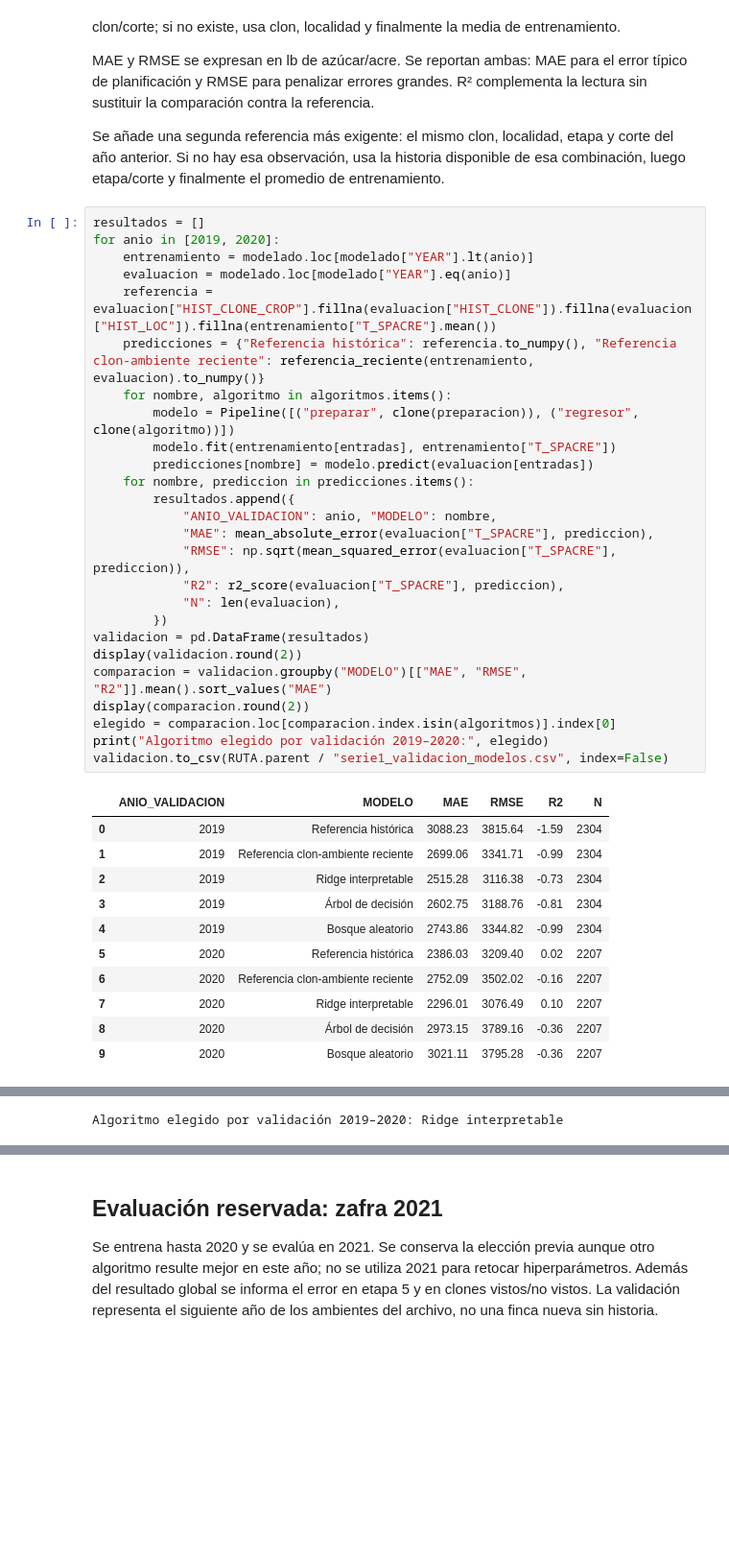
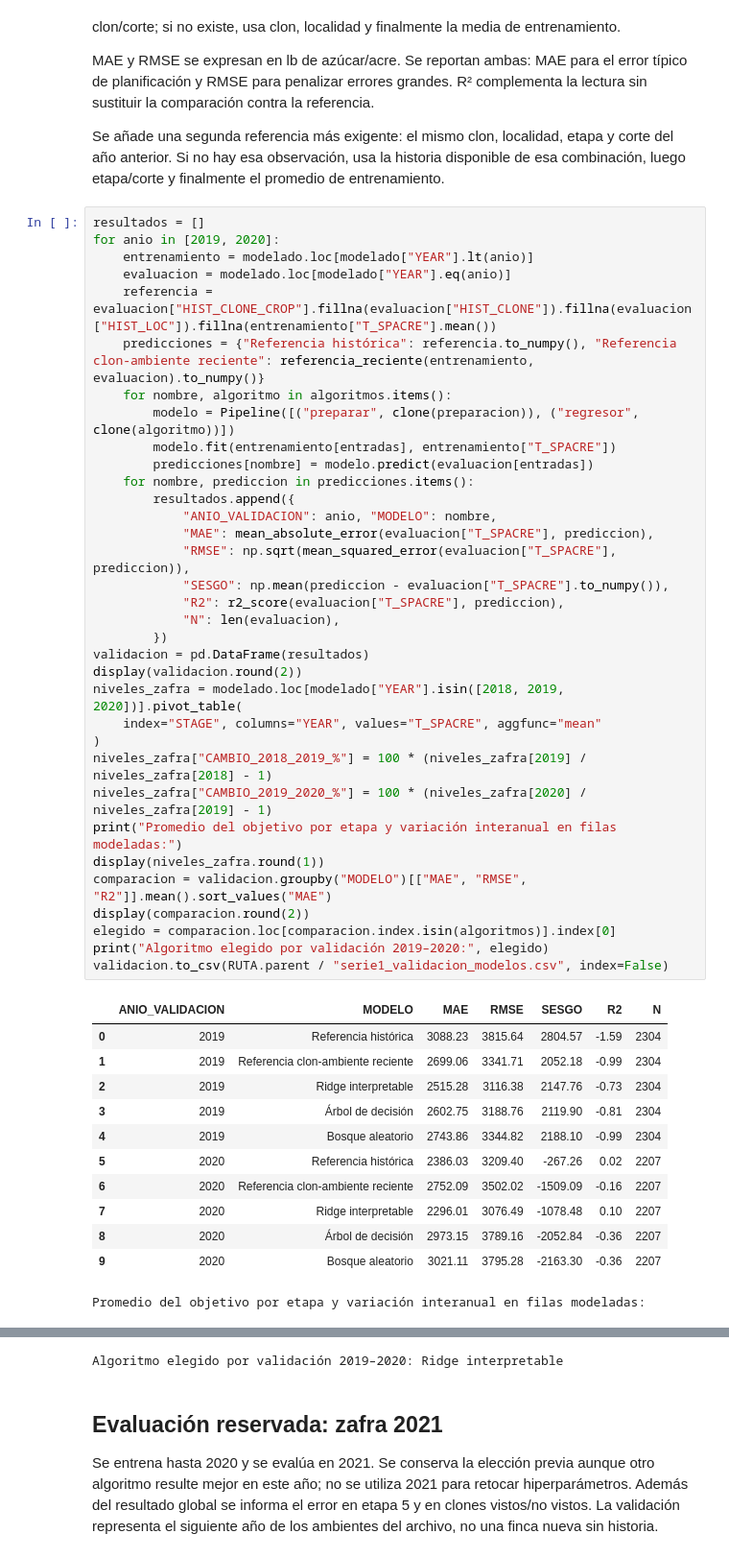
Before and after one commit to MoraVevo/prueba-tecnica-cientifico-datos-santa-ana, a Jupyter notebook: notebooks/04_modelo_supervisado_serie1.ipynb, the cells around one changed output, grey strips where cells are left out. Shown at 96% size. Cells and saved outputs as stored; diff of their text form; blank space fills up the shorter version.

Commit message:
Explica sesgo temporal del modelo Ridge

```diff
--- a/notebooks/04_modelo_supervisado_serie1.ipynb
+++ b/notebooks/04_modelo_supervisado_serie1.ipynb
@@ -89,38 +89,47 @@ Se añade una segunda referencia más exigente: el mismo clon, localidad, etapa
 # %%
 resultados = []
 for anio in [2019, 2020]:
     entrenamiento = modelado.loc[modelado["YEAR"].lt(anio)]
     evaluacion = modelado.loc[modelado["YEAR"].eq(anio)]
     referencia = evaluacion["HIST_CLONE_CROP"].fillna(evaluacion["HIST_CLONE"]).fillna(evaluacion["HIST_LOC"]).fillna(entrenamiento["T_SPACRE"].mean())
     predicciones = {"Referencia histórica": referencia.to_numpy(), "Referencia clon-ambiente reciente": referencia_reciente(entrenamiento, evaluacion).to_numpy()}
     for nombre, algoritmo in algoritmos.items():
         modelo = Pipeline([("preparar", clone(preparacion)), ("regresor", clone(algoritmo))])
         modelo.fit(entrenamiento[entradas], entrenamiento["T_SPACRE"])
         predicciones[nombre] = modelo.predict(evaluacion[entradas])
     for nombre, prediccion in predicciones.items():
         resultados.append({
             "ANIO_VALIDACION": anio, "MODELO": nombre,
             "MAE": mean_absolute_error(evaluacion["T_SPACRE"], prediccion),
             "RMSE": np.sqrt(mean_squared_error(evaluacion["T_SPACRE"], prediccion)),
+            "SESGO": np.mean(prediccion - evaluacion["T_SPACRE"].to_numpy()),
             "R2": r2_score(evaluacion["T_SPACRE"], prediccion),
             "N": len(evaluacion),
         })
 validacion = pd.DataFrame(resultados)
 display(validacion.round(2))
+niveles_zafra = modelado.loc[modelado["YEAR"].isin([2018, 2019, 2020])].pivot_table(
+    index="STAGE", columns="YEAR", values="T_SPACRE", aggfunc="mean"
+)
+niveles_zafra["CAMBIO_2018_2019_%"] = 100 * (niveles_zafra[2019] / niveles_zafra[2018] - 1)
+niveles_zafra["CAMBIO_2019_2020_%"] = 100 * (niveles_zafra[2020] / niveles_zafra[2019] - 1)
+print("Promedio del objetivo por etapa y variación interanual en filas modeladas:")
+display(niveles_zafra.round(1))
 comparacion = validacion.groupby("MODELO")[["MAE", "RMSE", "R2"]].mean().sort_values("MAE")
 display(comparacion.round(2))
 elegido = comparacion.loc[comparacion.index.isin(algoritmos)].index[0]
 print("Algoritmo elegido por validación 2019–2020:", elegido)
 validacion.to_csv(RUTA.parent / "serie1_validacion_modelos.csv", index=False)
 # %% [output]
-|  | ANIO_VALIDACION | MODELO | MAE | RMSE | R2 | N |
-| 0 | 2019 | Referencia histórica | 3088.23 | 3815.64 | -1.59 | 2304 |
-| 1 | 2019 | Referencia clon-ambiente reciente | 2699.06 | 3341.71 | -0.99 | 2304 |
-| 2 | 2019 | Ridge interpretable | 2515.28 | 3116.38 | -0.73 | 2304 |
-| 3 | 2019 | Árbol de decisión | 2602.75 | 3188.76 | -0.81 | 2304 |
-| 4 | 2019 | Bosque aleatorio | 2743.86 | 3344.82 | -0.99 | 2304 |
-| 5 | 2020 | Referencia histórica | 2386.03 | 3209.40 | 0.02 | 2207 |
-| 6 | 2020 | Referencia clon-ambiente reciente | 2752.09 | 3502.02 | -0.16 | 2207 |
-| 7 | 2020 | Ridge interpretable | 2296.01 | 3076.49 | 0.10 | 2207 |
-| 8 | 2020 | Árbol de decisión | 2973.15 | 3789.16 | -0.36 | 2207 |
-| 9 | 2020 | Bosque aleatorio | 3021.11 | 3795.28 | -0.36 | 2207 |
+|  | ANIO_VALIDACION | MODELO | MAE | RMSE | SESGO | R2 | N |
+| 0 | 2019 | Referencia histórica | 3088.23 | 3815.64 | 2804.57 | -1.59 | 2304 |
+| 1 | 2019 | Referencia clon-ambiente reciente | 2699.06 | 3341.71 | 2052.18 | -0.99 | 2304 |
+| 2 | 2019 | Ridge interpretable | 2515.28 | 3116.38 | 2147.76 | -0.73 | 2304 |
+| 3 | 2019 | Árbol de decisión | 2602.75 | 3188.76 | 2119.90 | -0.81 | 2304 |
+| 4 | 2019 | Bosque aleatorio | 2743.86 | 3344.82 | 2188.10 | -0.99 | 2304 |
+| 5 | 2020 | Referencia histórica | 2386.03 | 3209.40 | -267.26 | 0.02 | 2207 |
+| 6 | 2020 | Referencia clon-ambiente reciente | 2752.09 | 3502.02 | -1509.09 | -0.16 | 2207 |
+| 7 | 2020 | Ridge interpretable | 2296.01 | 3076.49 | -1078.48 | 0.10 | 2207 |
+| 8 | 2020 | Árbol de decisión | 2973.15 | 3789.16 | -2052.84 | -0.36 | 2207 |
+| 9 | 2020 | Bosque aleatorio | 3021.11 | 3795.28 | -2163.30 | -0.36 | 2207 |
+Promedio del objetivo por etapa y variación interanual en filas modeladas:
@@ -134 +140,0 @@ validacion.to_csv(RUTA.parent / "serie1_validacion_modelos.csv", index=False)
-Algoritmo elegido por validación 2019–2020: Ridge interpretable
@@ -135,3 +148,4 @@ Algoritmo elegido por validación 2019–2020: Ridge interpretable
+Algoritmo elegido por validación 2019–2020: Ridge interpretable
 # %% [markdown]
 ## Evaluación reservada: zafra 2021
 
```
Also changed, not shown: parts of 2 cells of this notebook, 3 other files.
